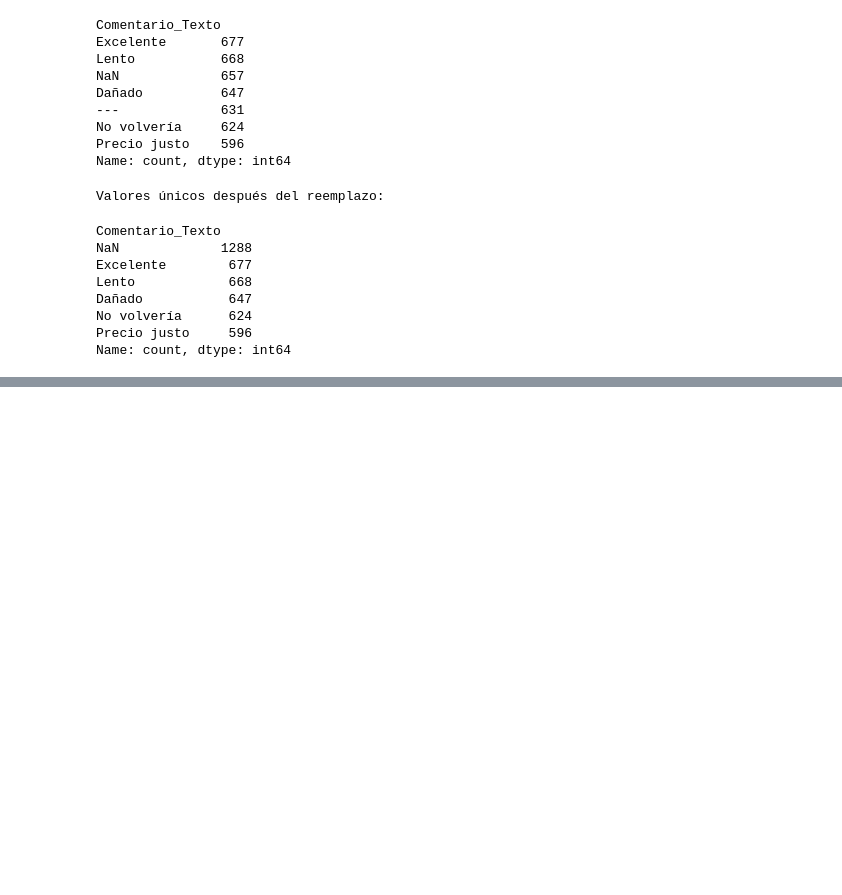
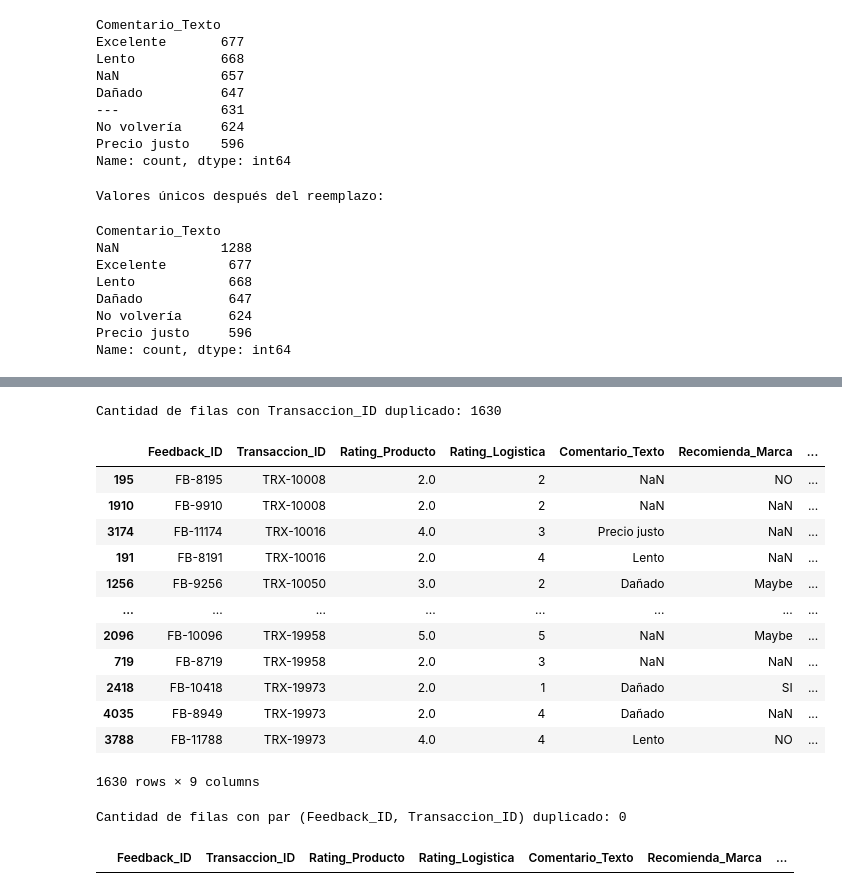
Before and after one commit to carlosmunoz97/protocolo-calidad-consultores-senior, a Jupyter notebook: auditoriaytransparencia.ipynb, the cells around one changed output, grey strips where cells are left out. Saved outputs shown, nothing was run; the diff lists cells and outputs as text; code cells hidden in the pictures; blank space fills up the shorter version.

```diff
--- a/auditoriaytransparencia.ipynb
+++ b/auditoriaytransparencia.ipynb
@@ -266,0 +338,28 @@ Name: count, dtype: int64
+# %%
+# Transacciones con Transaccion_ID duplicado (todas las filas que comparten un ID repetido)
+duplicados_trx = fb[fb.duplicated(subset=["Transaccion_ID"], keep=False)]
+print(f"Cantidad de filas con Transaccion_ID duplicado: {len(duplicados_trx)}")
+duplicados_trx.sort_values("Transaccion_ID")
+# %% [output]
+Cantidad de filas con Transaccion_ID duplicado: 1630
+|  | Feedback_ID | Transaccion_ID | Rating_Producto | Rating_Logistica | Comentario_Texto | Recomienda_Marca | ... |
+| 195 | FB-8195 | TRX-10008 | 2.0 | 2 | NaN | NO | ... |
+| 1910 | FB-9910 | TRX-10008 | 2.0 | 2 | NaN | NaN | ... |
+| 3174 | FB-11174 | TRX-10016 | 4.0 | 3 | Precio justo | NaN | ... |
+| 191 | FB-8191 | TRX-10016 | 2.0 | 4 | Lento | NaN | ... |
+| 1256 | FB-9256 | TRX-10050 | 3.0 | 2 | Dañado | Maybe | ... |
+| ... | ... | ... | ... | ... | ... | ... | ... |
+| 2096 | FB-10096 | TRX-19958 | 5.0 | 5 | NaN | Maybe | ... |
+| 719 | FB-8719 | TRX-19958 | 2.0 | 3 | NaN | NaN | ... |
+| 2418 | FB-10418 | TRX-19973 | 2.0 | 1 | Dañado | SI | ... |
+| 4035 | FB-8949 | TRX-19973 | 2.0 | 4 | Dañado | NaN | ... |
+| 3788 | FB-11788 | TRX-19973 | 4.0 | 4 | Lento | NO | ... |
+1630 rows × 9 columns
+# %%
+# Duplicados en Feedback_ID y Transaccion_ID al tiempo (par repetido)
+duplicados_ambos = fb[fb.duplicated(subset=["Feedback_ID", "Transaccion_ID"], keep=False)]
+print(f"Cantidad de filas con par (Feedback_ID, Transaccion_ID) duplicado: {len(duplicados_ambos)}")
+duplicados_ambos.sort_values(["Feedback_ID", "Transaccion_ID"])
+# %% [output]
+Cantidad de filas con par (Feedback_ID, Transaccion_ID) duplicado: 0
+|  | Feedback_ID | Transaccion_ID | Rating_Producto | Rating_Logistica | Comentario_Texto | Recomienda_Marca | ... |
```
Also changed, not shown: parts of 4 cells of this notebook.
